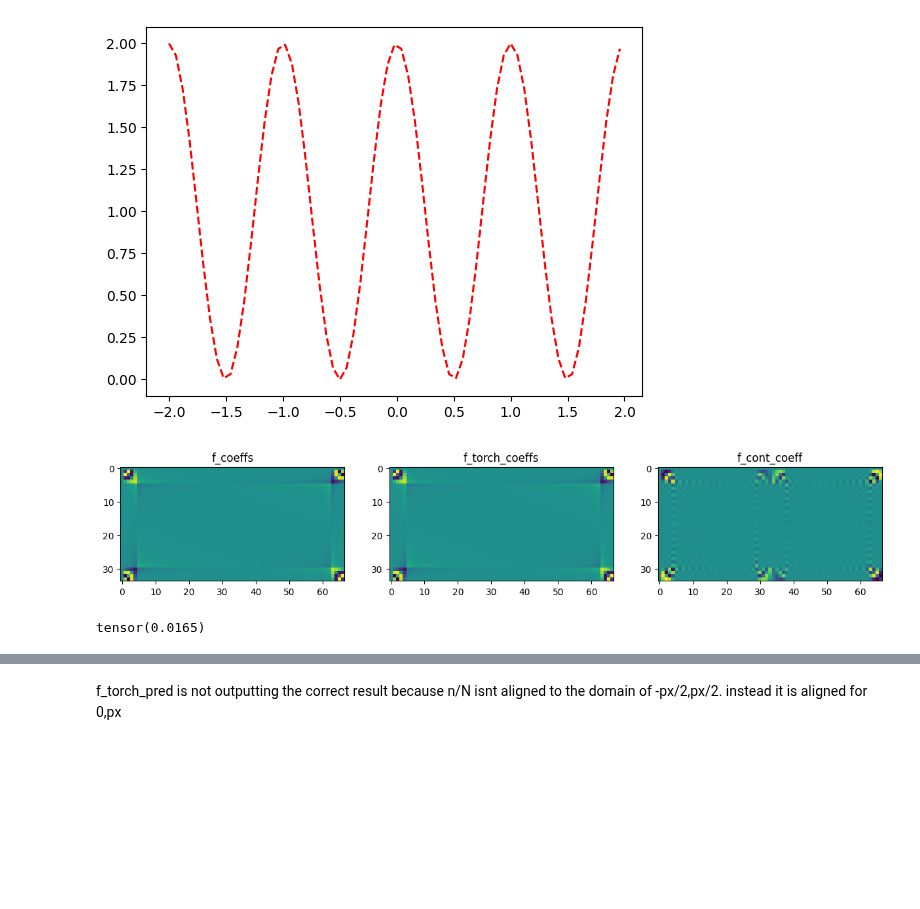
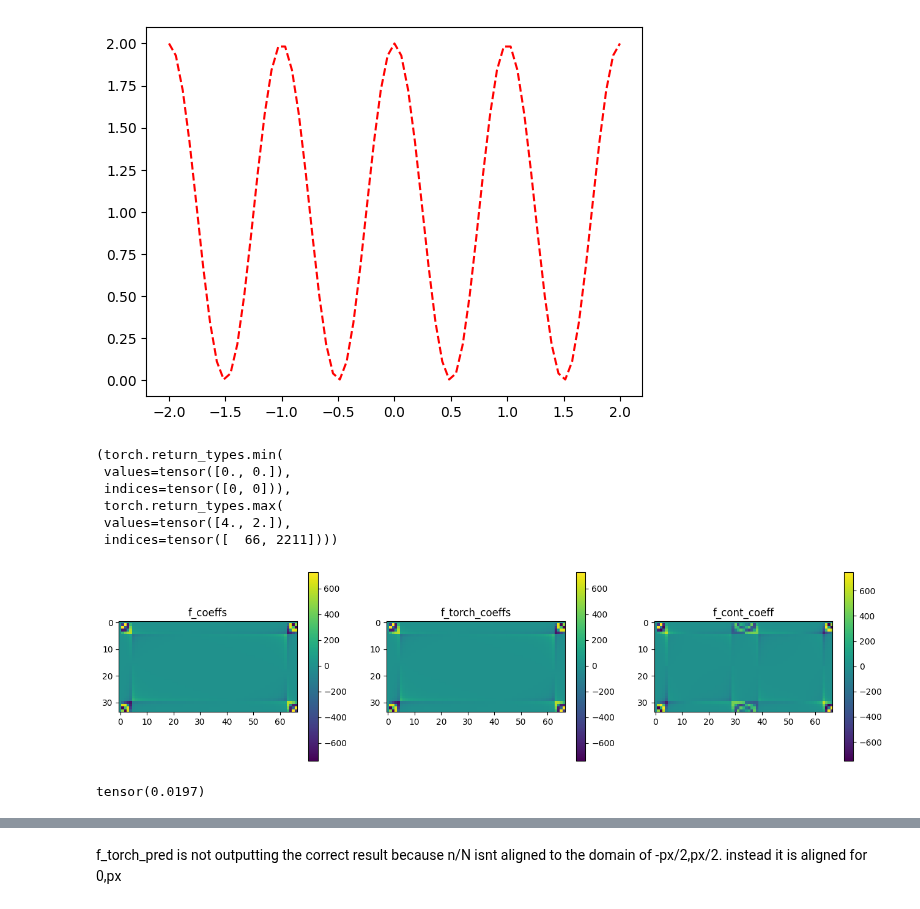
Before and after one commit to nidduzzi/SpectralSVR, a Jupyter notebook: notebooks/multidim_basis.ipynb, the cells around one changed output, grey strips where cells are left out. Drawn from its saved outputs; the diff is of its cells as text; code cells hidden in the pictures; blank space fills up the shorter version.

```diff
--- a/notebooks/multidim_basis.ipynb
+++ b/notebooks/multidim_basis.ipynb
@@ -151,12 +151,12 @@ basis = FourierBasis.fn(a,f)
 
 #     return X
 # %%
-step = 0.06
+# step = 0.06
 px = 4.0
 py = 2.0
 periods = [px, py]
-x = torch.arange(-px / 2, px / 2, step)
-y = torch.arange(-py / 2, py / 2, step)
+x = torch.linspace(-px / 2, px / 2, 67)
+y = torch.linspace(-py / 2, py / 2, 34)
 pp = torch.meshgrid([x, y], indexing="xy")
 # points = torch.vstack([p.flatten() for p in pp]).T
 points = torch.concat([p.flatten().unsqueeze(-1) for p in pp], 1)
@@ -186,22 +186,39 @@ basis_a = FourierBasis.fn(x.unsqueeze(-1), 2).sum(1)
 plt.plot(x, basis_a.real, color="r", linestyle="dashed")
 plt.show()
 # %% [output]
-[figure, old version]
+[figure, new version]
+# %%
+points_min = points.min(0).values
+points_offset = points + points_min.__mul__(points_min.__le__(0)).abs()
+points_offset.min(0), points_offset.max(0)
+# %% [output]
+(torch.return_types.min(
+ values=tensor([0., 0.]),
+ indices=tensor([0, 0])),
+ torch.return_types.max(
+ values=tensor([4., 2.]),
+ indices=tensor([  66, 2211])))
 # %%
 f_coeffs = FourierBasis.transform(f)
 f_torch_coeffs: torch.Tensor = torch.fft.fft2(f)
-basis_cont = FourierBasis.fn(points, f_shape, periods=periods, constant=2j * torch.pi)
-f_cont_coeff = (f[0].flatten() * basis_cont.transpose(-1,0).transpose(0,1).flip(2)).sum((2,)).reshape(f_shape)
+basis_cont = FourierBasis.fn(points_offset, f_shape, periods=[3.96,1.98], constant=-2j * torch.pi)
+f_cont_coeff = f.flatten(1).matmul(basis_cont.flatten(1)).view((f.shape[0], *basis_cont.shape[1:]))
 # f_cont_coeff = (f[0].flatten() * basis_cont.transpose(0,-1)).sum(2).reshape(f_shape[::-1]).transpose(-1,0)
-fig, axs = plt.subplots(1, 3, figsize=[15, 10])
-axs[0].imshow(f_coeffs[0].real)
-axs[0].set_title("f_coeffs")
-axs[1].imshow(f_torch_coeffs[0].real)
-axs[1].set_title("f_torch_coeffs")
-axs[2].imshow(f_cont_coeff.real)
-axs[2].set_title("f_cont_coeff")
+plt.figure(figsize=(16,4))
+plt.subplot(131)
+plt.imshow(f_coeffs[0].real)
+plt.title("f_coeffs")
+plt.colorbar()
+plt.subplot(132)
+plt.imshow(f_torch_coeffs[0].real)
+plt.title("f_torch_coeffs")
+plt.colorbar()
+plt.subplot(133)
+plt.imshow(f_cont_coeff[0].real)
+plt.title("f_cont_coeff")
+plt.colorbar()
 plt.show()
 torch.norm(f_coeffs - f_torch_coeffs, 2)
 # %% [output]
-[figure, old version]
+[figure, new version]
-tensor(0.0165)
+tensor(0.0197)
```
Also changed, not shown: parts of 9 cells of this notebook, 5 other files.
